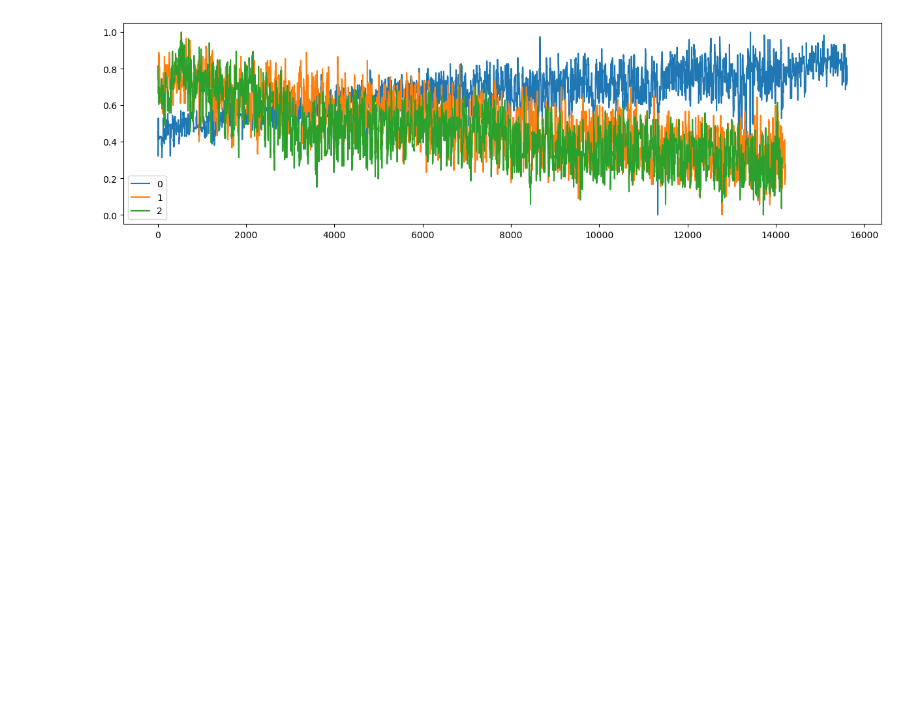
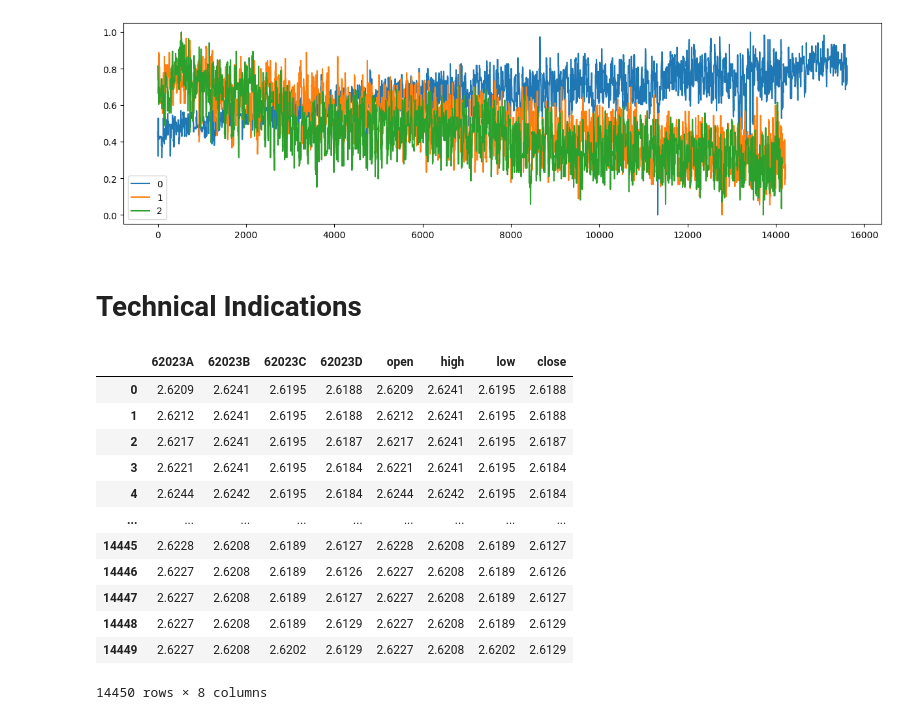
Before and after one commit to DaScient/Data-Science_Large_Pack, a Jupyter notebook: falcon-space-antigravity.ipynb, the cells around one changed output. Cells and saved outputs as stored; diff of their text form; code cells hidden in the pictures; blank space fills up the shorter version.

```diff
--- a/falcon-space-antigravity.ipynb
+++ b/falcon-space-antigravity.ipynb
@@ -293,3 +322,34 @@ normalized_df2.plot(figsize=(15,4))
 # %% [output]
 <Axes: >
 [figure]
+# %% [markdown]
+# Technical Indications
+# %%
+df1 = df[['62023A','62023B','62023C','62023D']].dropna()#,'62023E','62023F']].dropna()
+
+
+df1['open'] = df1['62023A']
+df1['high'] = df1['62023B']
+df1['low'] = df1['62023C']
+df1['close'] = df1['62023D']
+
+open = df1.iloc[:,0][len(df1)-1]
+high = df1.iloc[:,1][len(df1)-1]
+low = df1.iloc[:,2][len(df1)-1]
+close = df1.iloc[:,3][len(df1)-1]
+
+df1
+# %% [output]
+|  | 62023A | 62023B | 62023C | 62023D | open | high | low | close |
+| 0 | 2.6209 | 2.6241 | 2.6195 | 2.6188 | 2.6209 | 2.6241 | 2.6195 | 2.6188 |
+| 1 | 2.6212 | 2.6241 | 2.6195 | 2.6188 | 2.6212 | 2.6241 | 2.6195 | 2.6188 |
+| 2 | 2.6217 | 2.6241 | 2.6195 | 2.6187 | 2.6217 | 2.6241 | 2.6195 | 2.6187 |
+| 3 | 2.6221 | 2.6241 | 2.6195 | 2.6184 | 2.6221 | 2.6241 | 2.6195 | 2.6184 |
+| 4 | 2.6244 | 2.6242 | 2.6195 | 2.6184 | 2.6244 | 2.6242 | 2.6195 | 2.6184 |
+| ... | ... | ... | ... | ... | ... | ... | ... | ... |
+| 14445 | 2.6228 | 2.6208 | 2.6189 | 2.6127 | 2.6228 | 2.6208 | 2.6189 | 2.6127 |
+| 14446 | 2.6227 | 2.6208 | 2.6189 | 2.6126 | 2.6227 | 2.6208 | 2.6189 | 2.6126 |
+| 14447 | 2.6227 | 2.6208 | 2.6189 | 2.6127 | 2.6227 | 2.6208 | 2.6189 | 2.6127 |
+| 14448 | 2.6227 | 2.6208 | 2.6189 | 2.6129 | 2.6227 | 2.6208 | 2.6189 | 2.6129 |
+| 14449 | 2.6227 | 2.6208 | 2.6202 | 2.6129 | 2.6227 | 2.6208 | 2.6202 | 2.6129 |
+14450 rows × 8 columns
```
Also changed, not shown: parts of 17 cells of this notebook.
